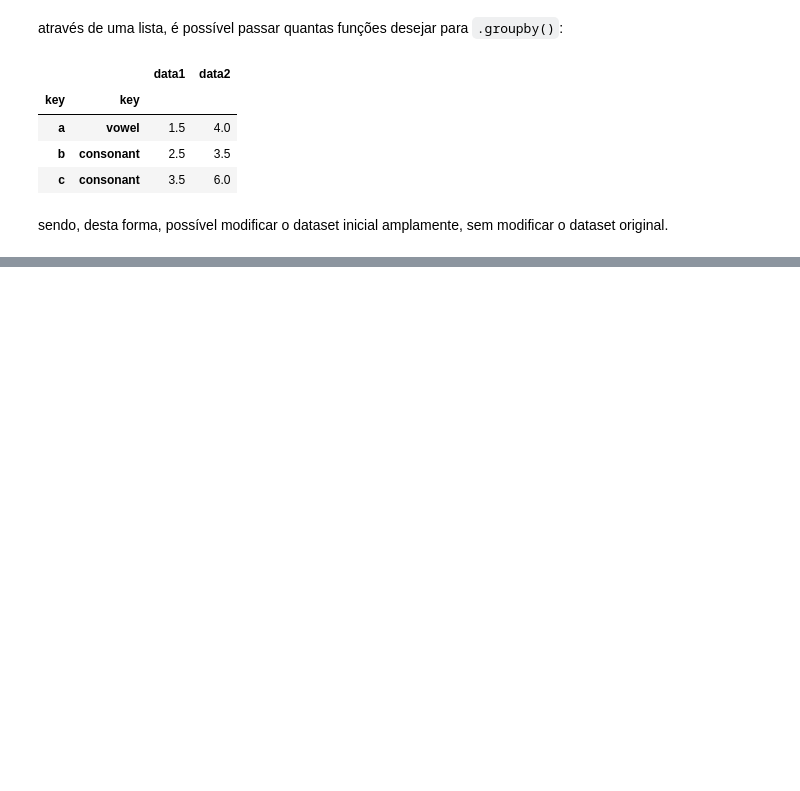
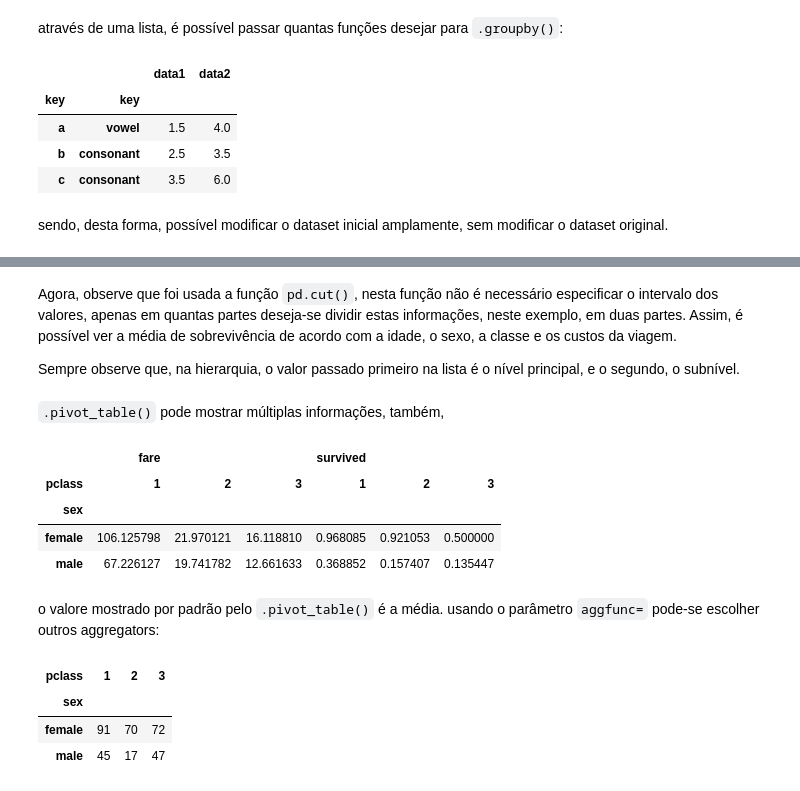
Before and after one commit to lucas-mt/studyPY, a Jupyter notebook: explicaçõesPY/módulos/pandas/aggregations.ipynb, the cells around one changed output, grey strips where cells are left out. Saved outputs shown, nothing was run; the diff lists cells and outputs as text; code cells hidden in the pictures; blank space fills up the shorter version.

```diff
--- a/explicaçõesPY/módulos/pandas/aggregations.ipynb
+++ b/explicaçõesPY/módulos/pandas/aggregations.ipynb
@@ -367,0 +455,23 @@ sendo, desta forma, possível modificar o dataset inicial amplamente, sem modifi
+# %% [markdown]
+Agora, observe que foi usada a função `pd.cut()`, nesta função não é necessário especificar o intervalo dos valores, apenas em quantas partes deseja-se dividir estas informações, neste exemplo, em duas partes. Assim, é possível ver a média de sobrevivência de acordo com a idade, o sexo, a classe e os custos da viagem.
+
+Sempre observe que, na hierarquia, o valor passado primeiro na lista é o nível principal, e o segundo, o subnível.
+# %% [markdown]
+`.pivot_table()` pode mostrar múltiplas informações, também,
+# %%
+titanic.pivot_table(['survived', 'fare'], index='sex', columns='pclass')
+# %% [output]
+|  | fare |  |  | survived |  |  |
+| pclass | 1 | 2 | 3 | 1 | 2 | 3 |
+| sex |  |  |  |  |  |  |
+| female | 106.125798 | 21.970121 | 16.118810 | 0.968085 | 0.921053 | 0.500000 |
+| male | 67.226127 | 19.741782 | 12.661633 | 0.368852 | 0.157407 | 0.135447 |
+# %% [markdown]
+o valore mostrado por padrão pelo `.pivot_table()` é a média. usando o parâmetro `aggfunc=` pode-se escolher outros aggregators:
+# %%
+titanic.pivot_table('survived', index='sex', columns='pclass', aggfunc='sum')
+# %% [output]
+| pclass | 1 | 2 | 3 |
+| sex |  |  |  |
+| female | 91 | 70 | 72 |
+| male | 45 | 17 | 47 |
```
Also changed, not shown: parts of 22 cells of this notebook, 1 other file.
